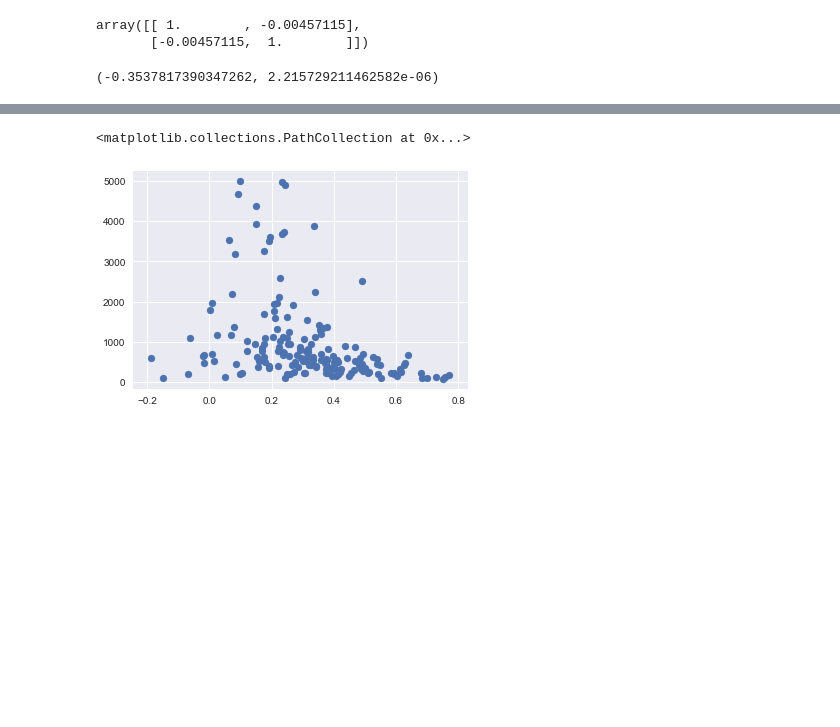
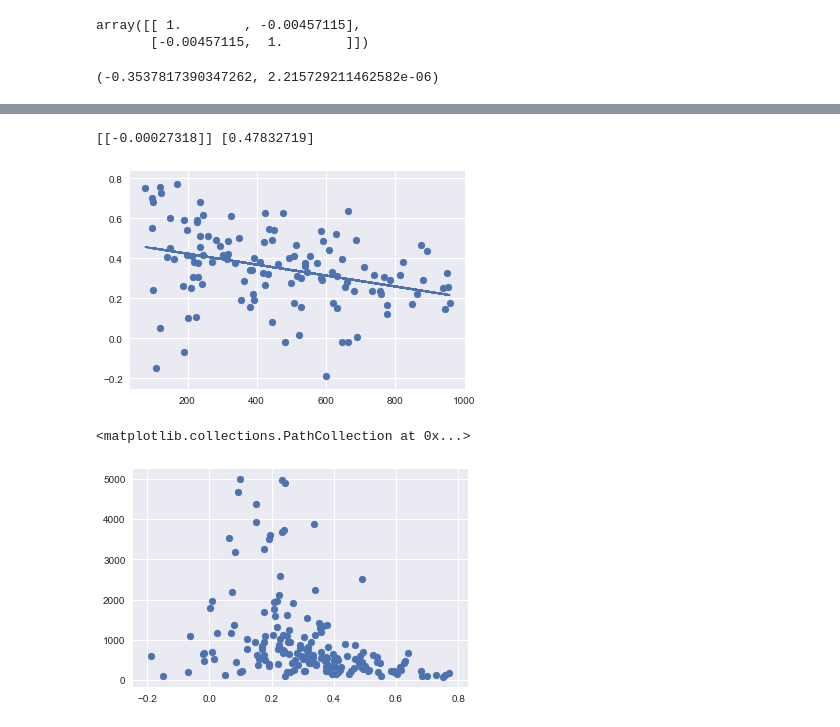
Before and after one commit to JunanQu/YELP-, a Jupyter notebook: length_sent.ipynb, the cells around one changed output, grey strips where cells are left out. Drawn from its saved outputs; the diff is of its cells as text; code cells hidden in the pictures; blank space fills up the shorter version.

```diff
--- a/length_sent.ipynb
+++ b/length_sent.ipynb
@@ -105,3 +129,15 @@ ratings=[[x] for x in df["Rating"]]
+# %%
+lt_800_len = [[x] for x in lt_800["Len"]]
+lt_800_sent = [[x] for x in lt_800["Sents"]]
+clf = linear_model.LinearRegression()
+clf.fit(X=lt_800_len,y=lt_800_sent)
+y_pred = clf.predict(lt_800_len)
+plt.scatter(lt_800_len,lt_800_sent)
+plt.plot(lt_800_len,y_pred)
+print(clf.coef_,clf.intercept_)
+# %% [output]
+[[-0.00027318]] [0.47832719]
+[figure, added]
 # %%
 plt.scatter(sents,length)
 # %% [output]
```
Also changed, not shown: parts of 11 cells of this notebook.
